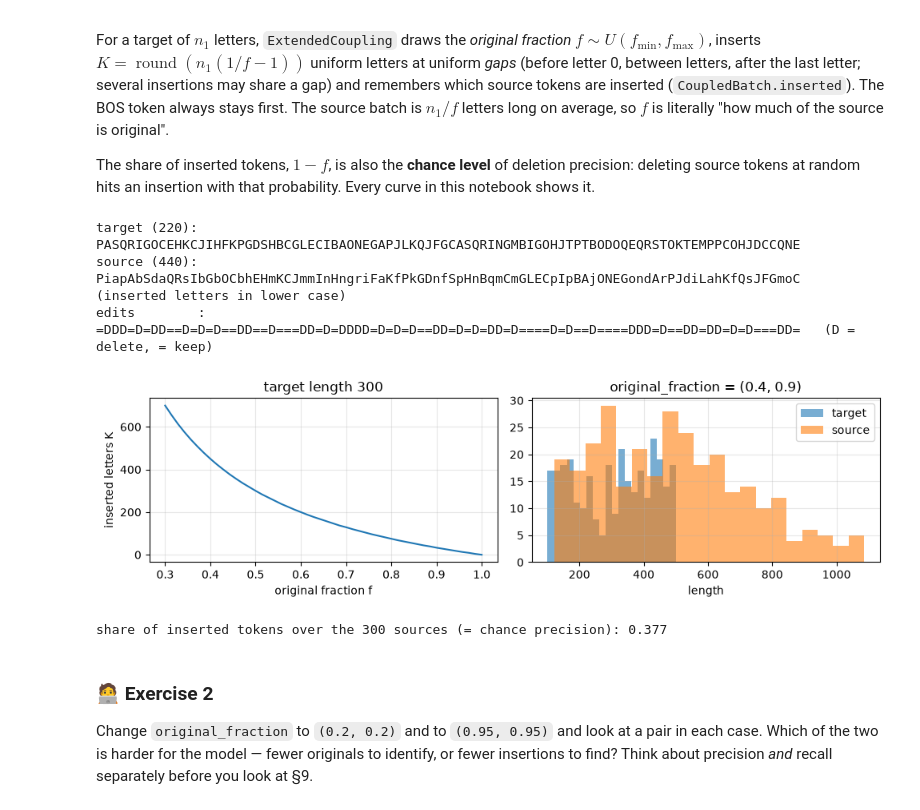
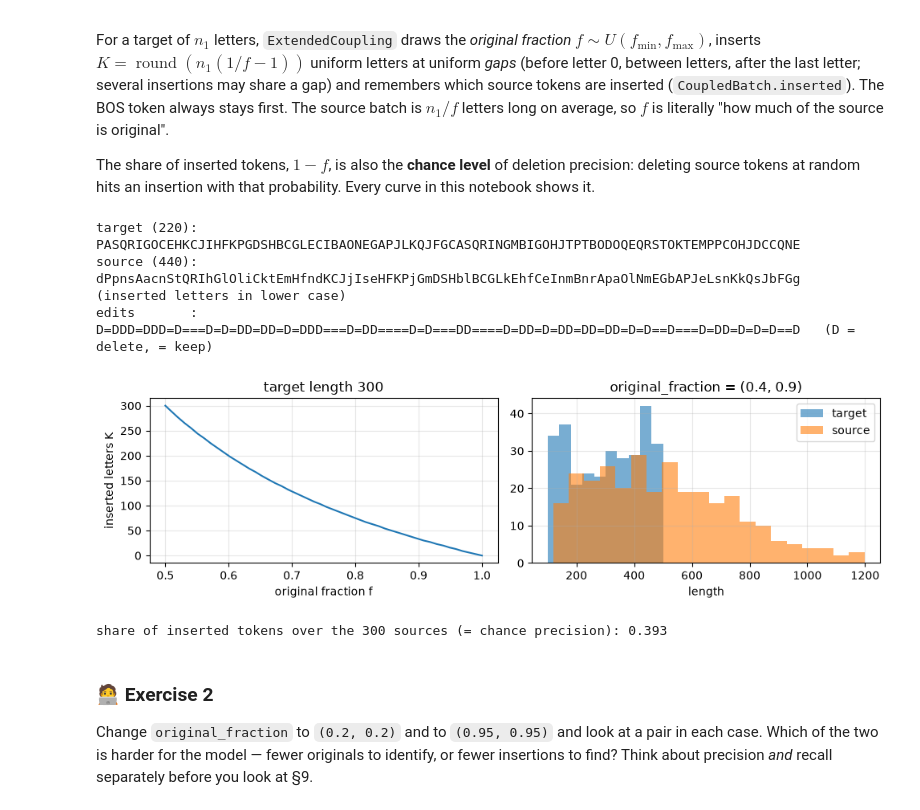
Before and after one commit to Ltwicke/edit-flows, a Jupyter notebook: notebooks/walkthrough.ipynb, the cells around one changed output. Drawn from its saved outputs; the diff is of its cells as text; code cells hidden in the pictures.

```diff
--- a/notebooks/walkthrough.ipynb
+++ b/notebooks/walkthrough.ipynb
@@ -339,7 +352,7 @@ tokens at random hits an insertion with that probability. Every curve in this no
 # %%
 x_1 = DataBatch.from_sequences([dm.val_data[i] for i in range(4)])
 coupling = ExtendedCoupling(original_fraction=(0.5, 0.5), n_letters=dm.n_letters, bos_token=dm.bos_token)
-g = torch.Generator().manual_seed(0)
+g = torch.Generator()#.manual_seed(None)
 x_0, _ = coupling.couple(None, x_1, generator=g)
 
 def show_pair(x_0, x_1, i, width=90):
@@ -350,27 +363,27 @@ def show_pair(x_0, x_1, i, width=90):
     ops = "".join("D" if k else "=" for k in ins.tolist())
     print(f"target ({len(tgt)}): {dm.decode(tgt.tolist())[:width]}")
     print(f"source ({len(src)}): {source[:width]}   (inserted letters in lower case)")
-    print(f"edits        : {ops[:width]}   (D = delete, = keep)")
+    print(f"edits       : {ops[:width]}   (D = delete, = keep)")
 
 show_pair(x_0, x_1, 0)
 # %% [output]
 target (220): PASQRIGOCEHKCJIHFKPGDSHBCGLECIBAONEGAPJLKQJFGCASQRINGMBIGOHJTPTBODOQEQRSTOKTEMPPCOHJDCCQNE
-source (440): PiapAbSdaQRsIbGbOCbhEHmKCJmmInHngriFaKfPkGDnfSpHnBqmCmGLECpIpBAjONEGondArPJdiLahKfQsJFGmoC   (inserted letters in lower case)
-edits        : =DDD=D=DD==D=D=D==DD==D===DD=D=DDDD=D=D=D==DD=D=D=DD=D====D=D==D====DDD=D==DD=DD=D=D===DD=   (D = delete, = keep)
+source (440): dPpnsAacnStQRIhGlOliCktEmHfndKCJjIseHFKPjGmDSHblBCGLkEhfCeInmBnrApaOlNmEGbAPJeLsnKkQsJbFGg   (inserted letters in lower case)
+edits       : D=DDD=DDD=D===D=D=DD=DD=D=DDD===D=DD====D=D===DD====D=DD=D=DD=DD=DD=D=D==D===D=DD=D=D=D==D   (D = delete, = keep)
 # %%
 # K as a function of f for a 300-letter target, and the source lengths of the validation split under the run's coupling
-f = np.linspace(0.3, 1.0, 50)
+f = np.linspace(0.5, 1.0, 50)
 plt.figure(figsize=(10, 3))
 plt.subplot(1, 2, 1); plt.plot(f, np.round(300 * (1 / f - 1))); plt.xlabel("original fraction f"); plt.ylabel("inserted letters K"); plt.title("target length 300")
 run_coupling = instantiate(cfg.task.coupling)
 x_1_val = DataBatch.from_sequences([dm.val_data[i] for i in range(300)])
-x_0_val, _ = run_coupling.couple(None, x_1_val, generator=torch.Generator().manual_seed(1))
-plt.subplot(1, 2, 2); plt.hist(np.array(x_1_val.seq_lens) - 1, bins=20, alpha=0.6, label="target"); plt.hist(np.array(x_0_val.seq_lens) - 1, bins=20, alpha=0.6, label="source"); plt.legend(); plt.xlabel("length"); plt.title(f"original_fraction = {tuple(cfg.task.coupling.original_fraction)}")
+x_0_val, _ = run_coupling.couple(None, x_1_val, generator=torch.Generator())
+plt.subplot(1, 2, 2); plt.hist(np.array(x_1_val.seq_lens) - 1, bins=10, alpha=0.6, label="target"); plt.hist(np.array(x_0_val.seq_lens) - 1, bins=20, alpha=0.6, label="source"); plt.legend(); plt.xlabel("length"); plt.title(f"original_fraction = {tuple(cfg.task.coupling.original_fraction)}")
 plt.tight_layout(); plt.show()
 print(f"share of inserted tokens over the 300 sources (= chance precision): {x_0_val.inserted.float().mean():.3f}")
 # %% [output]
-[figure, old version]
+[figure, new version]
-share of inserted tokens over the 300 sources (= chance precision): 0.377
+share of inserted tokens over the 300 sources (= chance precision): 0.393
 # %% [markdown]
 ### 🧑‍💻 Exercise 2
 
```
Also changed, not shown: parts of 13 cells of this notebook.
